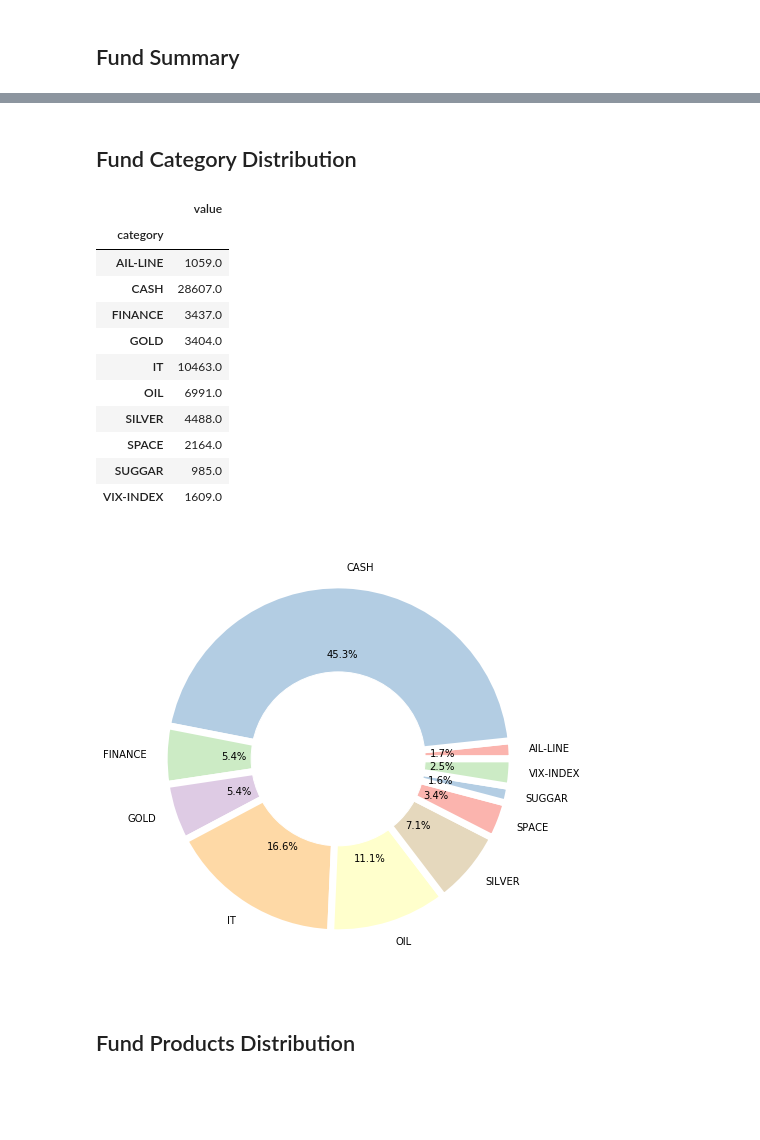
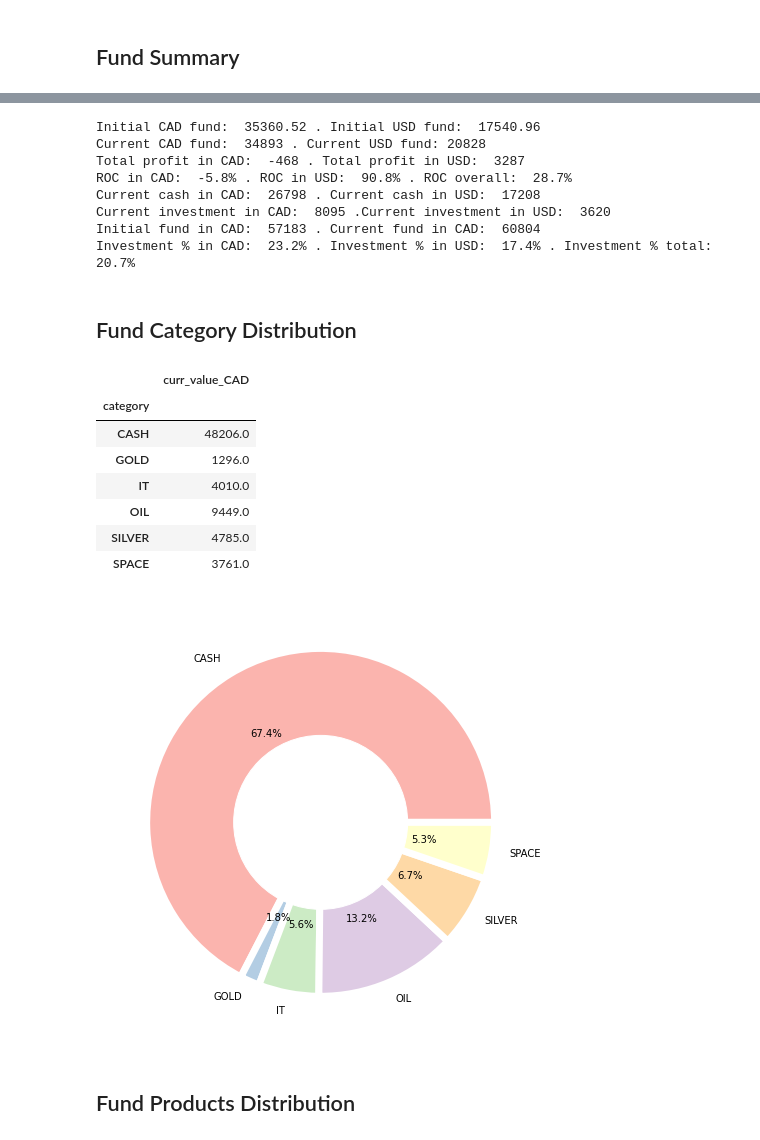
Before and after one commit to jinfeijoy/StockDynamicReport, a Jupyter notebook: Portfolio Overview.ipynb, the cells around one changed output, grey strips where cells are left out. Drawn from its saved outputs; the diff is of its cells as text; code cells hidden in the pictures; blank space fills up the shorter version.

```diff
--- a/Portfolio Overview.ipynb
+++ b/Portfolio Overview.ipynb
@@ -17,4 +17,19 @@ The raw code for this IPython notebook is by default hidden for easier reading.
 To toggle on/off the raw code, click <a href="javascript:code_toggle()">here</a>.''')
 # %% [markdown]
 ## Fund Summary
+# %%
+import warnings
+warnings.filterwarnings('ignore')
+import os
+import pandas as pd
+path = 'C:\\Users\\luoyan011\\Desktop\\PersonalLearning\\GitHub\\private_data'
+from IPython.display import Markdown as md
+from IPython.display import display, HTML
+import xlrd
+from yahoo_fin.stock_info import *
+from yahoo_fin import stock_info as si
+
+import matplotlib.pyplot as plt
+from palettable.colorbrewer.qualitative import Pastel1_7
+import altair as alt
 # %%
@@ -137,39 +118,53 @@ Investment % in CAD:  48.9% . Investment % in USD:  64.1% . Investment % total:
+# %%
+print("Initial CAD fund: ", initial_fund_CAD, ". Initial USD fund: ", initial_fund_USD,
+      "\nCurrent CAD fund: ", curr_fund_CAD, ". Current USD fund:", curr_fund_USD,
+      "\nTotal profit in CAD: ", profit_CAD, ". Total profit in USD: ", profit_USD,
+      "\nROC in CAD: ", "{:.1%}".format(inv_roc_CAD), ". ROC in USD: ", "{:.1%}".format(inv_roc_USD), ". ROC overall: ", "{:.1%}".format(inv_roc_total),
+      "\nCurrent cash in CAD: ", cash_CAD, ". Current cash in USD: ", cash_USD,
+      "\nCurrent investment in CAD: ", investment_CAD, ".Current investment in USD: ", investment_USD,
+     "\nInitial fund in CAD: ", total_ini_fund_CAD, ". Current fund in CAD: ", total_curr_fund_CAD,
+     "\nInvestment % in CAD: ", "{:.1%}".format(ivt_CAD_pct), ". Investment % in USD: ", "{:.1%}".format(ivt_USD_pct), ". Investment % total: ", "{:.1%}".format(ivt_pct))
+# %% [output]
+Initial CAD fund:  35360.52 . Initial USD fund:  17540.96
+Current CAD fund:  34893 . Current USD fund: 20828
+Total profit in CAD:  -468 . Total profit in USD:  3287
+ROC in CAD:  -5.8% . ROC in USD:  90.8% . ROC overall:  28.7%
+Current cash in CAD:  26798 . Current cash in USD:  17208
+Current investment in CAD:  8095 .Current investment in USD:  3620
+Initial fund in CAD:  57183 . Current fund in CAD:  60804
+Investment % in CAD:  23.2% . Investment % in USD:  17.4% . Investment % total:  20.7%
 # %% [markdown]
 ## Fund Category Distribution
 # %%
 import matplotlib.pyplot as plt
 
-category_data_smr = pd.DataFrame(stock_curr_smr.groupby('category')['curr_value_CAD'].agg({'value': 'sum'}).round(0))
+category_data_smr = pd.DataFrame(stock_curr_smr.groupby('category')['curr_value_CAD'].agg('sum').round(0))
 display(HTML(category_data_smr.to_html()))
 
 category_data_smr['category'] = category_data_smr.index
 
 my_circle=plt.Circle( (0,0), 0.5, color='white')
 # plot link: https://python-graph-gallery.com/161-custom-matplotlib-donut-plot/
 from palettable.colorbrewer.qualitative import Pastel1_7
 fig, ax = plt.subplots(figsize=(8, 8), subplot_kw=dict(aspect="equal"))
-plt.pie(category_data_smr.value,
+plt.pie(category_data_smr.curr_value_CAD,
         labels=category_data_smr.category,
         colors=Pastel1_7.hex_colors,
         autopct='%1.1f%%',
         wedgeprops = { 'linewidth' : 7, 'edgecolor' : 'white' })
 p=plt.gcf()
 p.gca().add_artist(my_circle)
 plt.show()
 # %% [output]
-|  | value |
+|  | curr_value_CAD |
 | category |  |
-| AIL-LINE | 1059.0 |
-| CASH | 28607.0 |
-| FINANCE | 3437.0 |
-| GOLD | 3404.0 |
-| IT | 10463.0 |
-| OIL | 6991.0 |
-| SILVER | 4488.0 |
-| SPACE | 2164.0 |
-| SUGGAR | 985.0 |
-| VIX-INDEX | 1609.0 |
+| CASH | 48206.0 |
+| GOLD | 1296.0 |
+| IT | 4010.0 |
+| OIL | 9449.0 |
+| SILVER | 4785.0 |
+| SPACE | 3761.0 |
-[figure, old version]
+[figure, new version]
 # %% [markdown]
 ## Fund Products Distribution
 # %%
```
Also changed, not shown: parts of 10 cells of this notebook, 3 other files.
